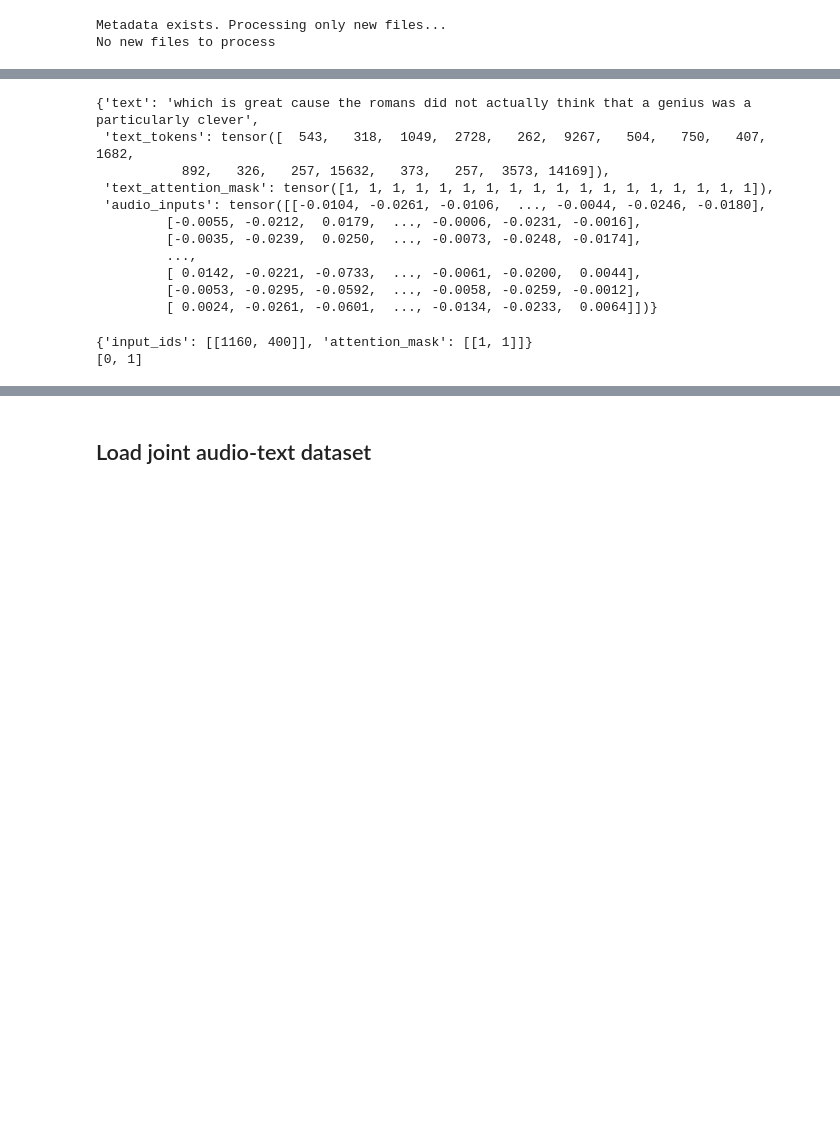
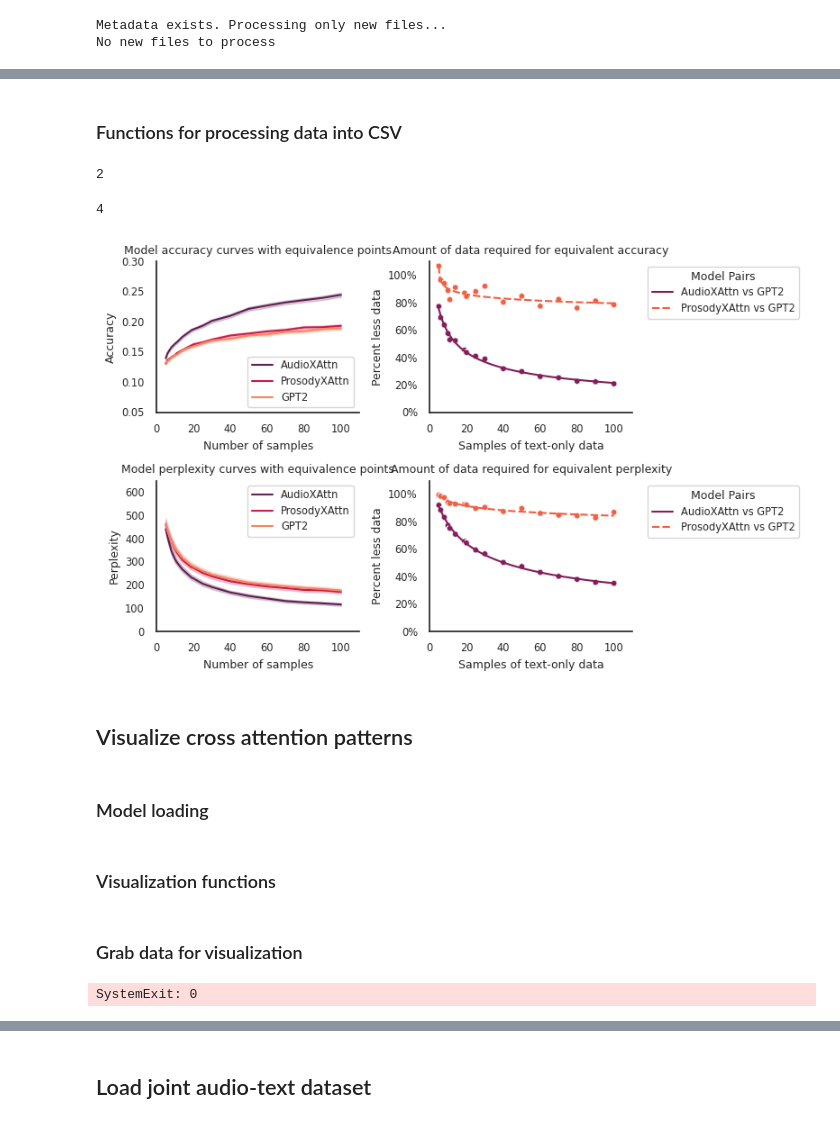
Before and after one commit to thefinnlab/isc_asynchrony_behavioral, a Jupyter notebook: code/notebooks/model04_ModelBuilding–AudioLLM.ipynb, the cells around one changed output, grey strips where cells are left out. Cells and saved outputs as stored; diff of their text form; code cells hidden in the pictures; blank space fills up the shorter version.

```diff
--- a/code/notebooks/model04_ModelBuilding–AudioLLM.ipynb
+++ b/code/notebooks/model04_ModelBuilding–AudioLLM.ipynb
@@ -159,14 +244,0 @@ SystemExit: 0
-# %%
-dataset.__getitem__(0)
-# %% [output]
-{'text': 'which is great cause the romans did not actually think that a genius was a particularly clever',
- 'text_tokens': tensor([  543,   318,  1049,  2728,   262,  9267,   504,   750,   407,  1682,
-           892,   326,   257, 15632,   373,   257,  3573, 14169]),
- 'text_attention_mask': tensor([1, 1, 1, 1, 1, 1, 1, 1, 1, 1, 1, 1, 1, 1, 1, 1, 1, 1]),
- 'audio_inputs': tensor([[-0.0104, -0.0261, -0.0106,  ..., -0.0044, -0.0246, -0.0180],
-         [-0.0055, -0.0212,  0.0179,  ..., -0.0006, -0.0231, -0.0016],
-         [-0.0035, -0.0239,  0.0250,  ..., -0.0073, -0.0248, -0.0174],
-         ...,
-         [ 0.0142, -0.0221, -0.0733,  ..., -0.0061, -0.0200,  0.0044],
-         [-0.0053, -0.0295, -0.0592,  ..., -0.0058, -0.0259, -0.0012],
-         [ 0.0024, -0.0261, -0.0601,  ..., -0.0134, -0.0233,  0.0064]])}
@@ -197,10 +245,20 @@ word_ids = text_tokens.word_ids()
-# %%
-text_tokens = dataset.text_tokenizer(['20th'])
-print (text_tokens)
-
-word_ids = text_tokens.word_ids()
-
-print (word_ids)
-# %% [output]
-{'input_ids': [[1160, 400]], 'attention_mask': [[1, 1]]}
-[0, 1]
+# %% [markdown]
+### Functions for processing data into CSV
+# %%
+import seaborn as sns
+# sns.reset_orig()
+# Turn off the grid using "white" style
+sns.set_theme(font_scale=0.75)
+sns.set_style("white")
+
+df_visual = df_comparisons[df_comparisons['true_subset'] >= 5]
+
+ax = whisper.plot_all_comparisons(df_visual, 'GPT2', palette='rocket', remove_outliers=False)
+# %% [output]
+2
+4
+[figure, added]
+# %% [markdown]
+## Visualize cross attention patterns
+# %% [markdown]
+### Model loading
@@ -206,0 +321,2 @@ print (word_ids)
+# %% [markdown]
+### Visualization functions
@@ -206,0 +470,9 @@ print (word_ids)
+# %% [markdown]
+### Grab data for visualization
+# %%
+for i, batch in enumerate(dataloader):
+    if i == 10:
+
+        sys.exit(0)
+# %% [output]
+SystemExit: 0
```
Also changed, not shown: parts of 41 cells of this notebook, 52 other files.
